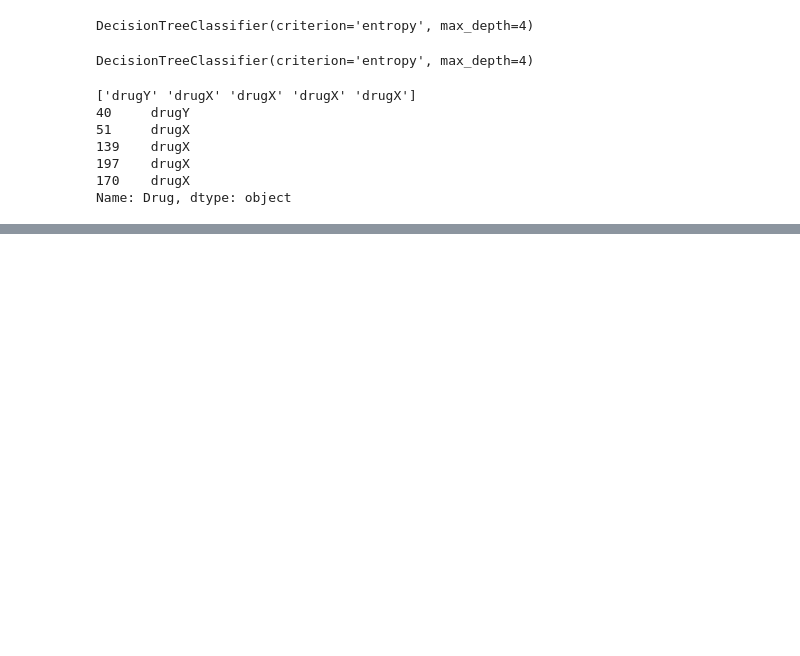
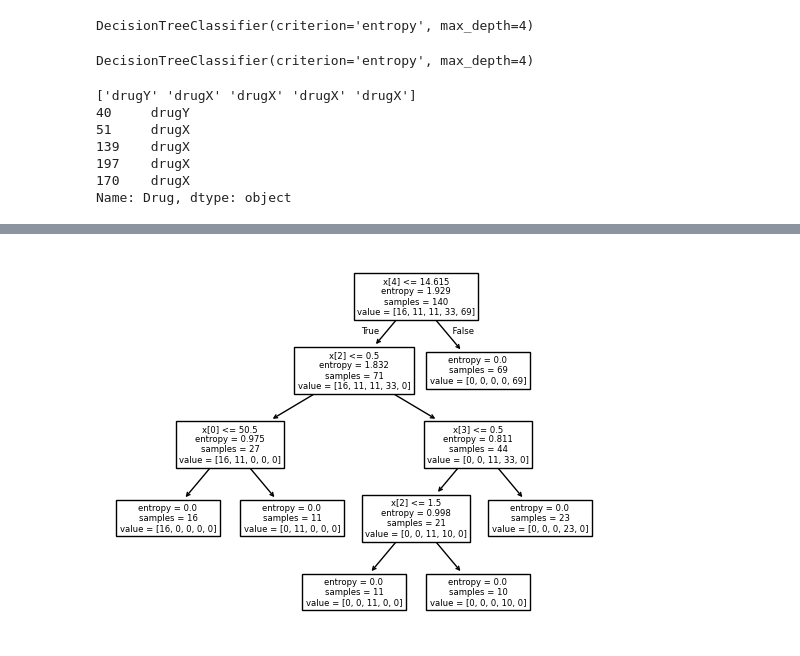
Before and after one commit to Esther-Margaret-Mwangi/drug-prediction, a Jupyter notebook: Drug_prediction_model.ipynb, the cells around one changed output, grey strips where cells are left out. Drawn from its saved outputs; the diff is of its cells as text; code cells hidden in the pictures; blank space fills up the shorter version.

Commit message:
accuracy prediction and tree visualization

```diff
--- a/Drug_prediction_model.ipynb
+++ b/Drug_prediction_model.ipynb
@@ -115,0 +131,6 @@ Name: Drug, dtype: object
+# %%
+#tree visualization
+tree.plot_tree(drugTree)
+plt.show()
+# %% [output]
+[figure, added]
```
Also changed, not shown: parts of 2 cells of this notebook.
